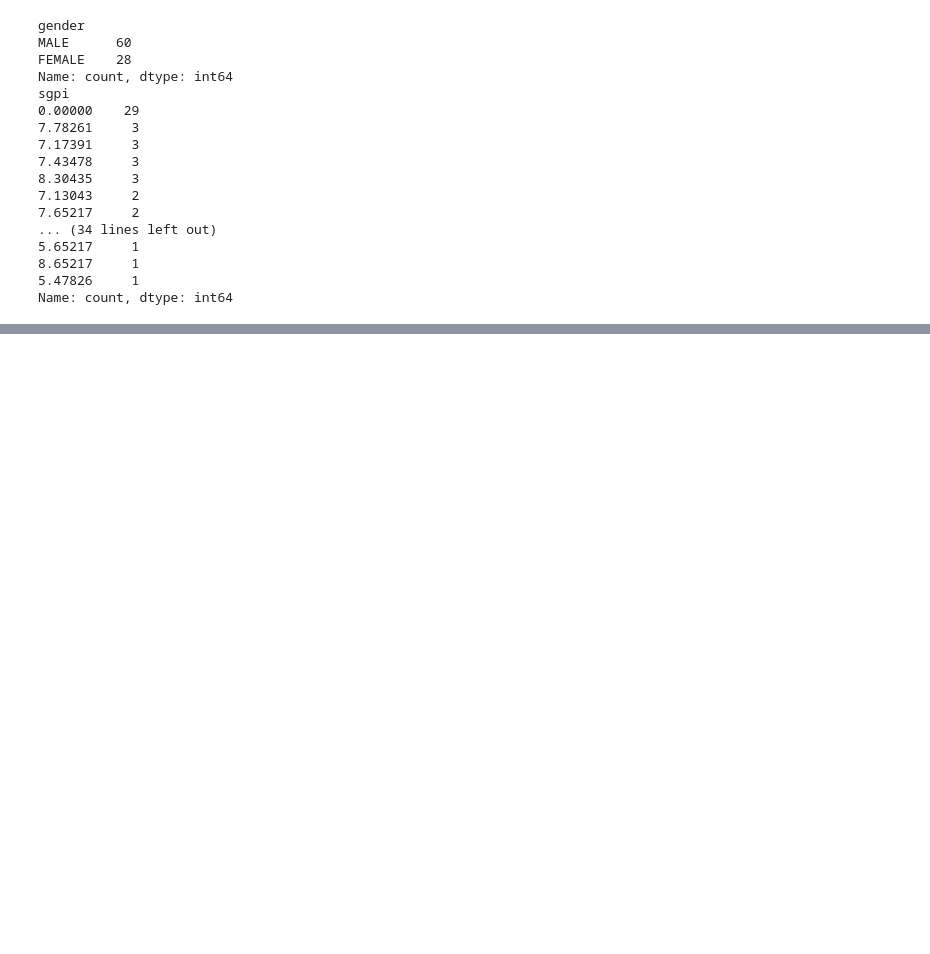
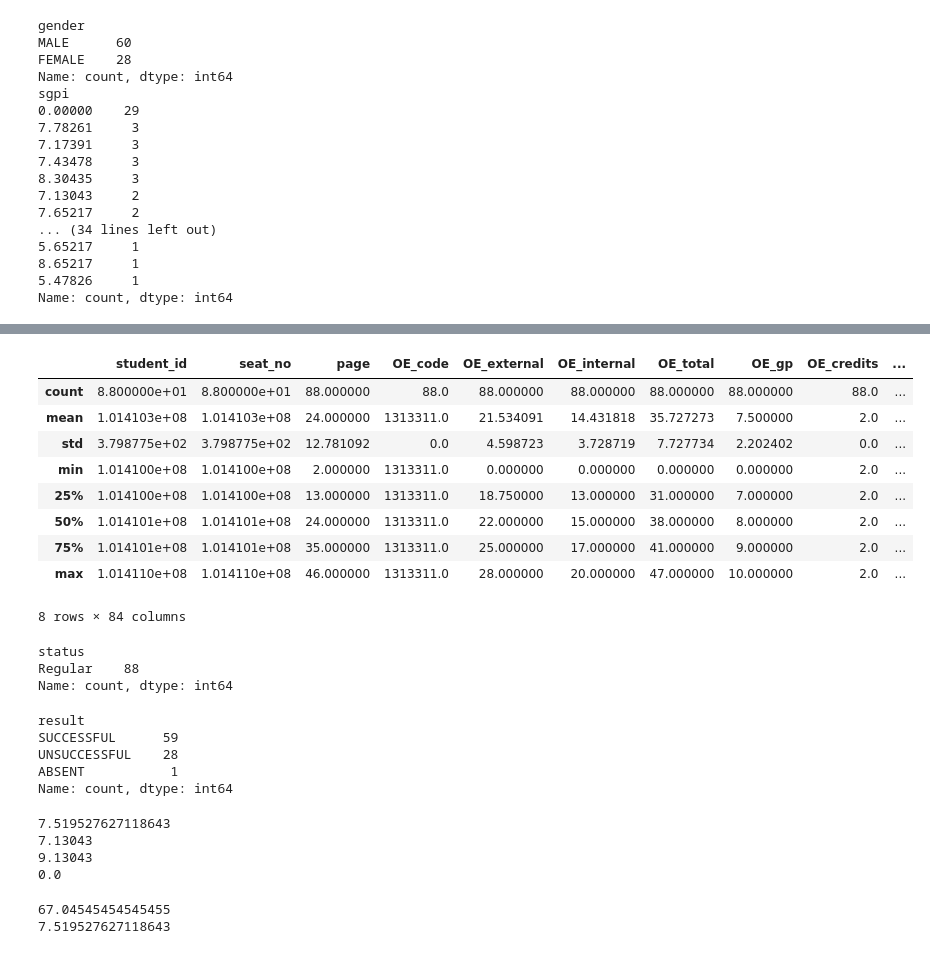
Before and after one commit to shivambandekar2526-png/result-analysis-aids-iv, a Jupyter notebook: notebooks/complete_data-analysis.ipynb, the cells around one changed output, grey strips where cells are left out. Cells and saved outputs as stored; diff of their text form; code cells hidden in the pictures; blank space fills up the shorter version.

```diff
--- a/notebooks/complete_data-analysis.ipynb
+++ b/notebooks/complete_data-analysis.ipynb
@@ -105,0 +213,46 @@ Name: count, dtype: int64
+# %%
+df.describe()
+# %% [output]
+|  | student_id | seat_no | page | OE_code | OE_external | OE_internal | OE_total | OE_gp | OE_credits | ... |
+| count | 8.800000e+01 | 8.800000e+01 | 88.000000 | 88.0 | 88.000000 | 88.000000 | 88.000000 | 88.000000 | 88.0 | ... |
+| mean | 1.014103e+08 | 1.014103e+08 | 24.000000 | 1313311.0 | 21.534091 | 14.431818 | 35.727273 | 7.500000 | 2.0 | ... |
+| std | 3.798775e+02 | 3.798775e+02 | 12.781092 | 0.0 | 4.598723 | 3.728719 | 7.727734 | 2.202402 | 0.0 | ... |
+| min | 1.014100e+08 | 1.014100e+08 | 2.000000 | 1313311.0 | 0.000000 | 0.000000 | 0.000000 | 0.000000 | 2.0 | ... |
+| 25% | 1.014100e+08 | 1.014100e+08 | 13.000000 | 1313311.0 | 18.750000 | 13.000000 | 31.000000 | 7.000000 | 2.0 | ... |
+| 50% | 1.014101e+08 | 1.014101e+08 | 24.000000 | 1313311.0 | 22.000000 | 15.000000 | 38.000000 | 8.000000 | 2.0 | ... |
+| 75% | 1.014101e+08 | 1.014101e+08 | 35.000000 | 1313311.0 | 25.000000 | 17.000000 | 41.000000 | 9.000000 | 2.0 | ... |
+| max | 1.014110e+08 | 1.014110e+08 | 46.000000 | 1313311.0 | 28.000000 | 20.000000 | 47.000000 | 10.000000 | 2.0 | ... |
+8 rows × 84 columns
+# %%
+df["status"].value_counts()
+# %% [output]
+status
+Regular    88
+Name: count, dtype: int64
+# %%
+df["result"].value_counts()
+# %% [output]
+result
+SUCCESSFUL      59
+UNSUCCESSFUL    28
+ABSENT           1
+Name: count, dtype: int64
+# %%
+print(df.loc[df["sgpi"] > 0, "sgpi"].mean())
+print(df["sgpi"].median())
+print(df["sgpi"].max())
+print(df["sgpi"].min())
+# %% [output]
+7.519527627118643
+7.13043
+9.13043
+0.0
+# %%
+# Pass rate
+print((df["sgpi"] > 0).mean() * 100)
+
+# Average SGPI of students who passed
+print(df.loc[df["sgpi"] > 0, "sgpi"].mean())
+# %% [output]
+67.04545454545455
+7.519527627118643
```
Also changed, not shown: parts of 32 cells of this notebook, 20 other files.
